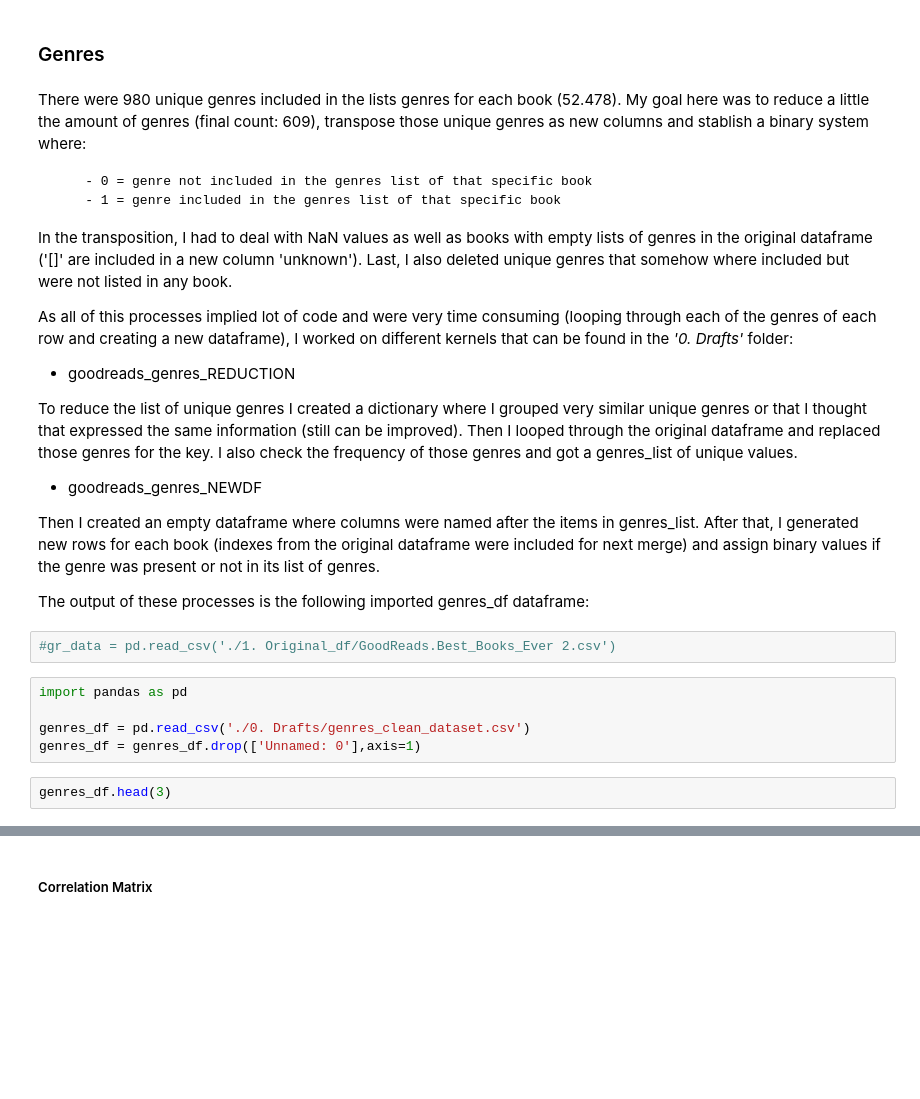
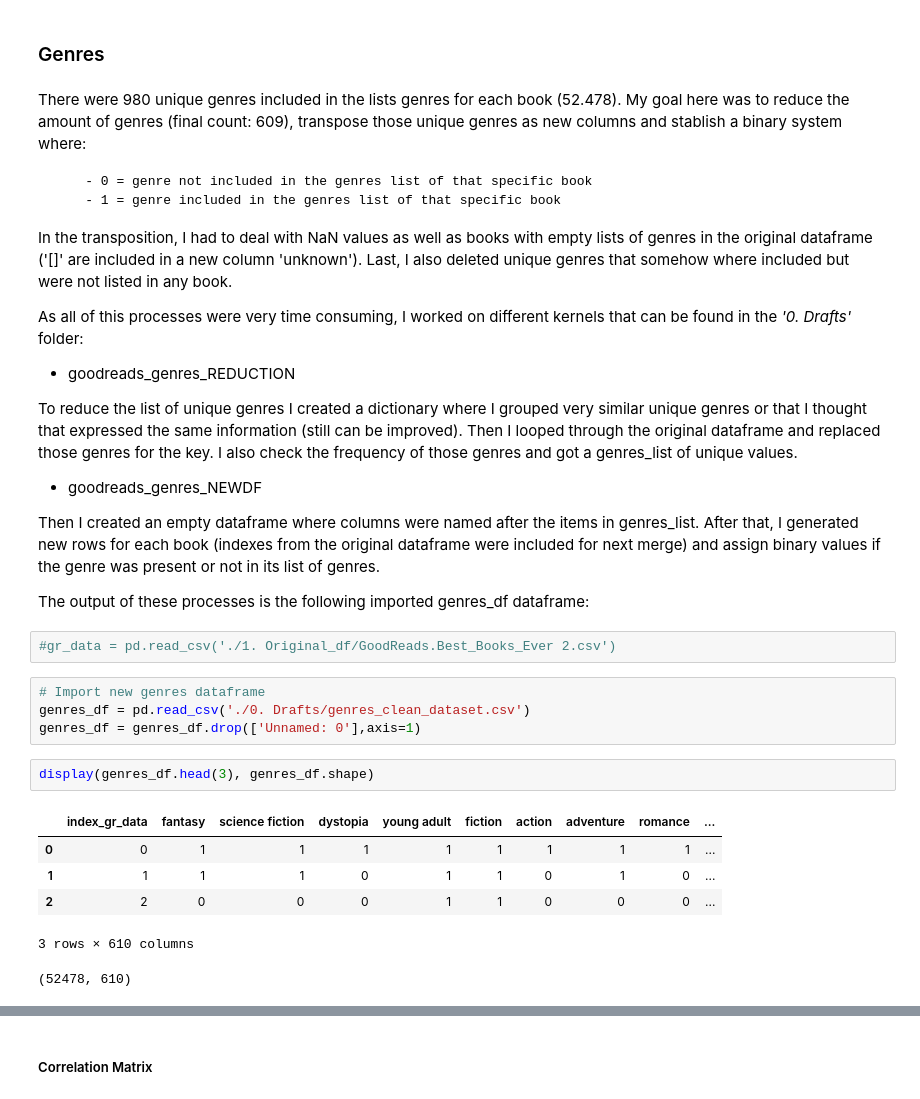
Before and after one commit to alleida23/Final_Project, a Jupyter notebook: goodreads_data.ipynb, the cells around one changed output, grey strips where cells are left out. Cells and saved outputs as stored; diff of their text form; blank space fills up the shorter version.

```diff
--- a/goodreads_data.ipynb
+++ b/goodreads_data.ipynb
@@ -1699,7 +1823,7 @@ gr_data.to_csv('gr_data_clean_cat_num')
 # %% [markdown]
 ### Genres
 # %% [markdown]
-There were 980 unique genres included in the lists genres for each book (52.478). My goal here was to reduce a little the amount of genres (final count: 609), transpose those unique genres as new columns and stablish a binary system where:
+There were 980 unique genres included in the lists genres for each book (52.478). My goal here was to reduce the amount of genres (final count: 609), transpose those unique genres as new columns and stablish a binary system where:
 
         - 0 = genre not included in the genres list of that specific book
         - 1 = genre included in the genres list of that specific book
@@ -1708,7 +1832,7 @@ There were 980 unique genres included in the lists genres for each book (52.478)
 In the transposition, I had to deal with NaN values as well as books with empty lists of genres in the original dataframe ('[]' are included in a new column 'unknown'). Last, I also deleted unique genres that somehow where included but were not listed in any book.
 
 
-As all of this processes implied lot of code and were very time consuming (looping through each of the genres of each row and creating a new dataframe), I worked on different kernels that can be found in the *'0. Drafts'* folder:
+As all of this processes were very time consuming, I worked on different kernels that can be found in the *'0. Drafts'* folder:
 
 
 - goodreads_genres_REDUCTION
@@ -1727,12 +1851,18 @@ The output of these processes is the following imported genres_df dataframe:
 # %%
 #gr_data = pd.read_csv('./1. Original_df/GoodReads.Best_Books_Ever 2.csv')
 # %%
-import pandas as pd
-
+# Import new genres dataframe
 genres_df = pd.read_csv('./0. Drafts/genres_clean_dataset.csv')
 genres_df = genres_df.drop(['Unnamed: 0'],axis=1)
 # %%
-genres_df.head(3)
+display(genres_df.head(3), genres_df.shape)
+# %% [output]
+|  | index_gr_data | fantasy | science fiction | dystopia | young adult | fiction | action | adventure | romance | ... |
+| 0 | 0 | 1 | 1 | 1 | 1 | 1 | 1 | 1 | 1 | ... |
+| 1 | 1 | 1 | 1 | 0 | 1 | 1 | 0 | 1 | 0 | ... |
+| 2 | 2 | 0 | 0 | 0 | 1 | 1 | 0 | 0 | 0 | ... |
+3 rows × 610 columns
+(52478, 610)
 # %%
 # Checking correspondance
 gr_data['genres'][0]
```
Also changed, not shown: parts of 194 cells of this notebook.
